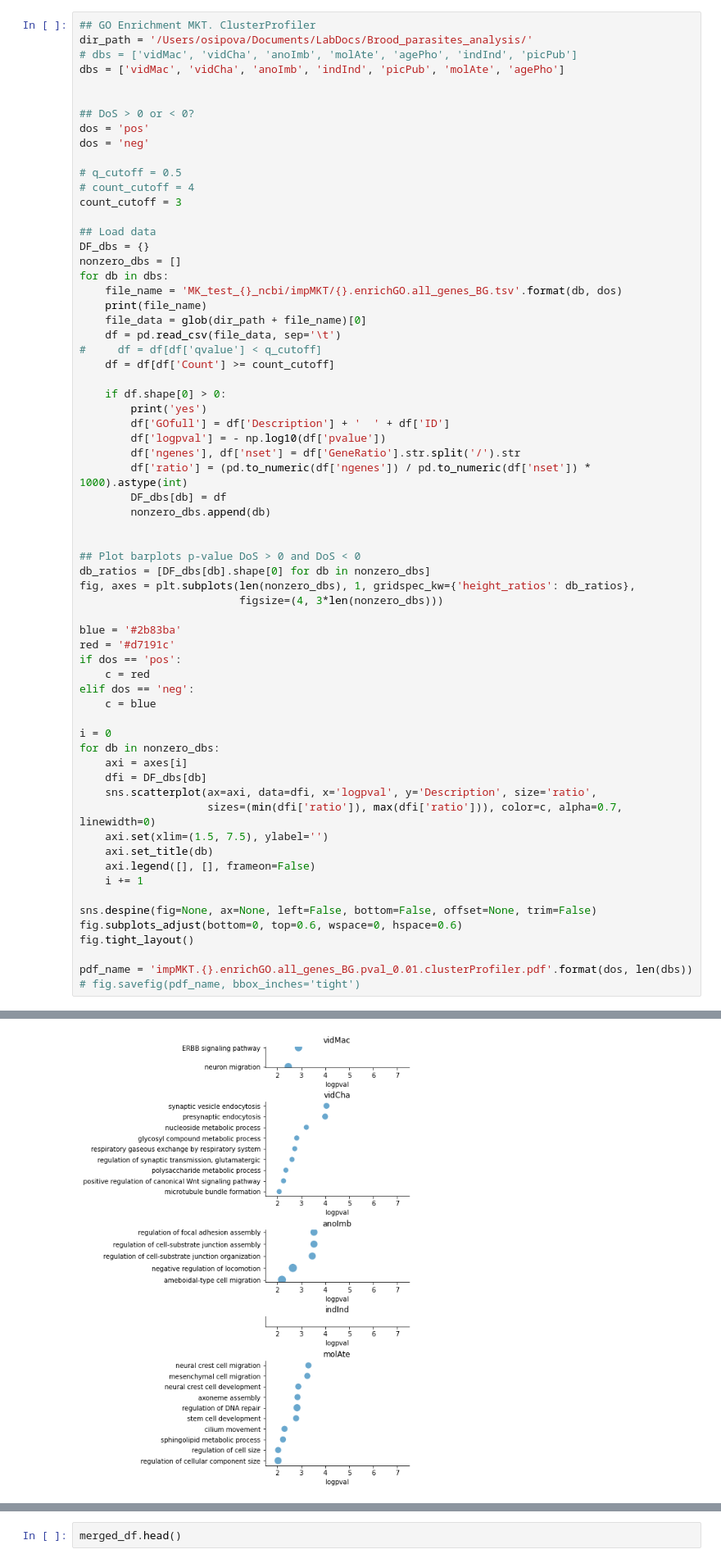
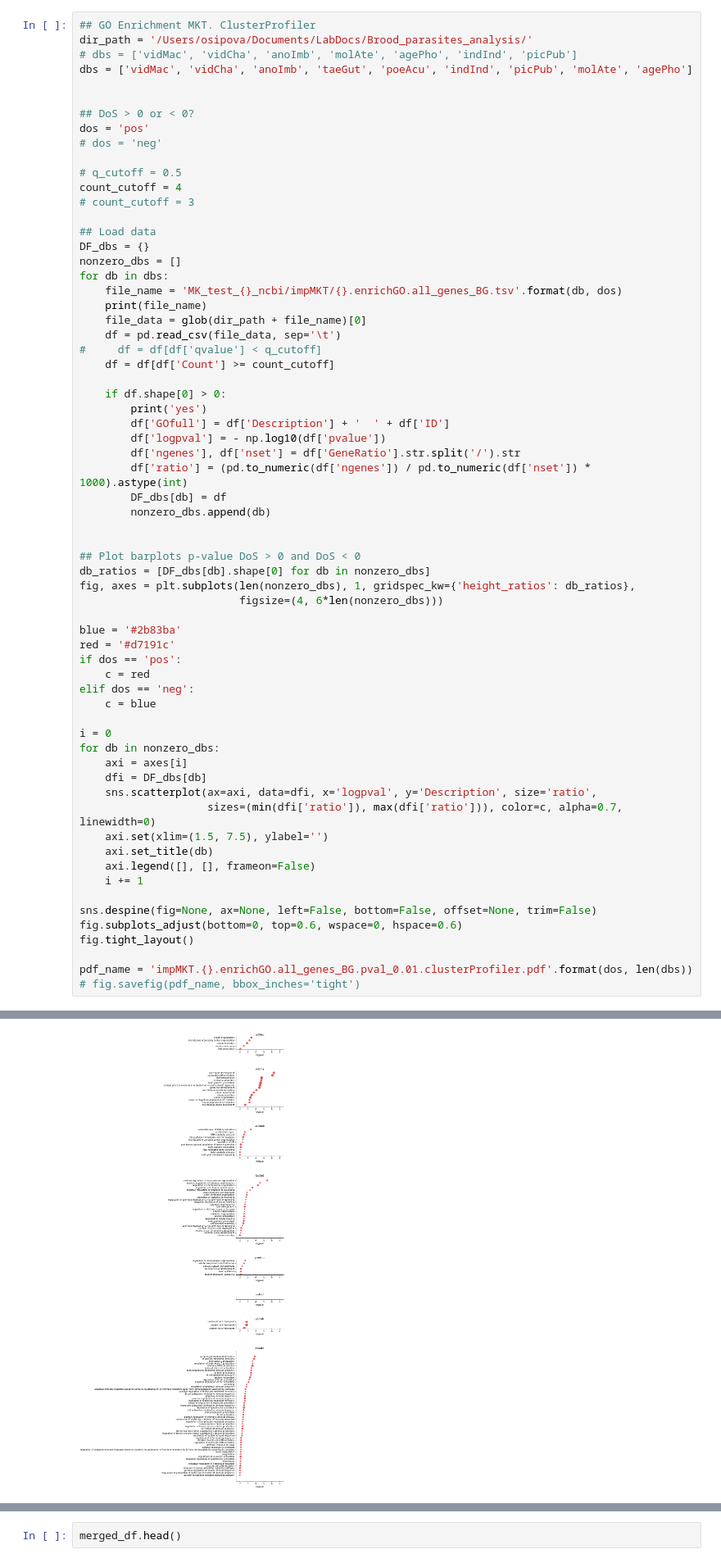
Before and after one commit to osipovarev/Brood_parasites_analysis, a Jupyter notebook: gsea_and_enrichGO_analysis.ipynb, the cells around one changed output, grey strips where cells are left out. Shown: that part at 82% size. Saved outputs shown, nothing was run; the diff lists cells and outputs as text.

```diff
--- a/gsea_and_enrichGO_analysis.ipynb
+++ b/gsea_and_enrichGO_analysis.ipynb
@@ -64,16 +64,16 @@ pdf_name = 'gsea_top_terms.{}clades.clusterProfiler.pdf'.format(len(dbs))
 ## GO Enrichment MKT. ClusterProfiler
 dir_path = '/Users/osipova/Documents/LabDocs/Brood_parasites_analysis/'
 # dbs = ['vidMac', 'vidCha', 'anoImb', 'molAte', 'agePho', 'indInd', 'picPub']
-dbs = ['vidMac', 'vidCha', 'anoImb', 'indInd', 'picPub', 'molAte', 'agePho']
+dbs = ['vidMac', 'vidCha', 'anoImb', 'taeGut', 'poeAcu', 'indInd', 'picPub', 'molAte', 'agePho']
 
 
 ## DoS > 0 or < 0?
 dos = 'pos'
-dos = 'neg'
+# dos = 'neg'
 
 # q_cutoff = 0.5
-# count_cutoff = 4
-count_cutoff = 3
+count_cutoff = 4
+# count_cutoff = 3
 
 ## Load data
 DF_dbs = {}
@@ -99,7 +99,7 @@ for db in dbs:
 ## Plot barplots p-value DoS > 0 and DoS < 0
 db_ratios = [DF_dbs[db].shape[0] for db in nonzero_dbs]
 fig, axes = plt.subplots(len(nonzero_dbs), 1, gridspec_kw={'height_ratios': db_ratios},
-                         figsize=(4, 3*len(nonzero_dbs)))
+                         figsize=(4, 6*len(nonzero_dbs)))
 
 blue = '#2b83ba'
 red = '#d7191c'
@@ -141,4 +146,4 @@ MK_test_agePho_ncbi/impMKT/neg.enrichGO.all_genes_BG.tsv
-[figure, old version]
+[figure, new version]
 # %%
 ### Make a heatmap for convergent terms
 
```
Also changed, not shown: parts of 1 cell of this notebook, 1 other file.
